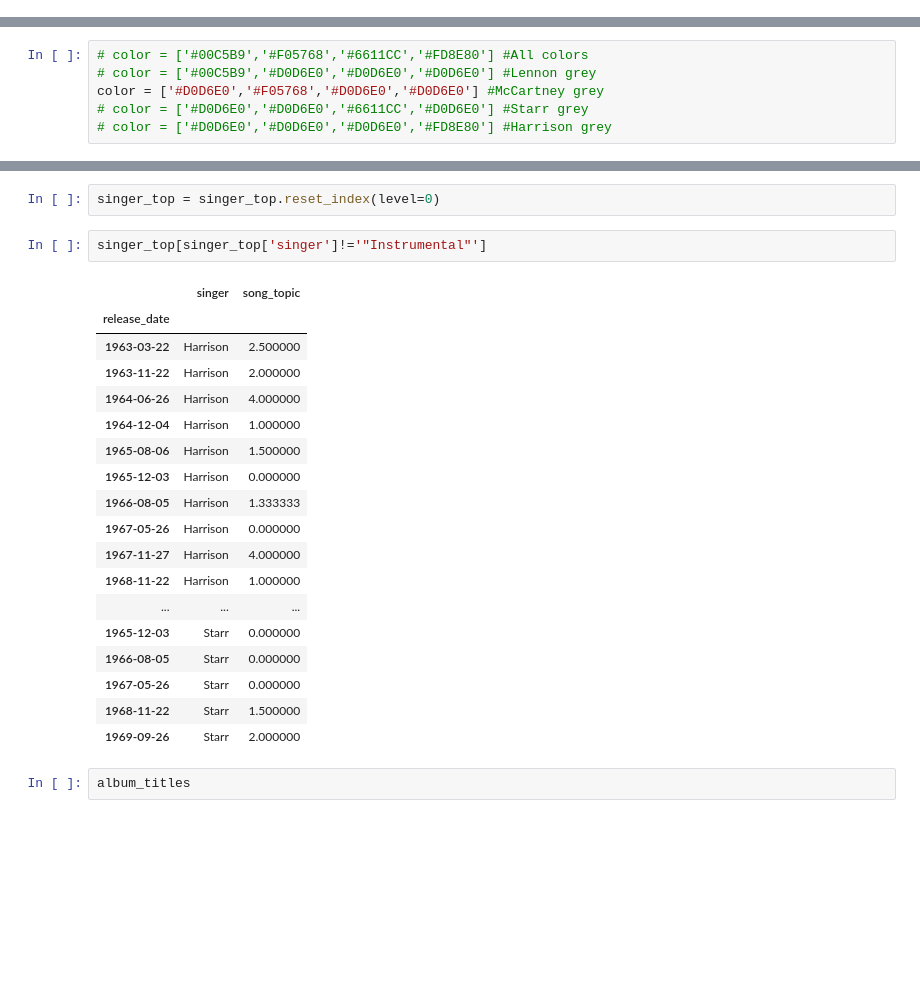
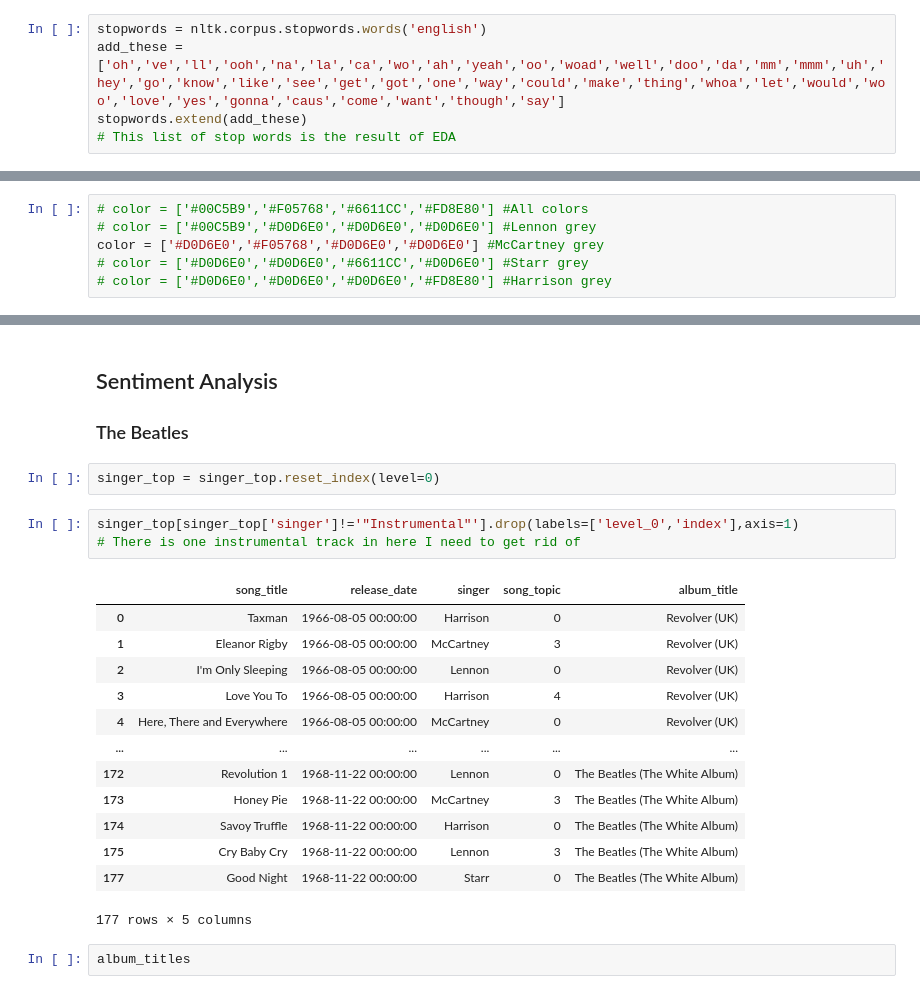
Before and after one commit to josephpcowell/cowell_proj_5, a Jupyter notebook: text_analysis.ipynb, the cells around one changed output, grey strips where cells are left out. Cells and saved outputs as stored; diff of their text form; blank space fills up the shorter version.

```diff
--- a/text_analysis.ipynb
+++ b/text_analysis.ipynb
@@ -201,3 +49,8 @@ corpus_list = beatles['lyrics'].tolist()
+# %%
+stopwords = nltk.corpus.stopwords.words('english')
+add_these = ['oh','ve','ll','ooh','na','la','ca','wo','ah','yeah','oo','woad','well','doo','da','mm','mmm','uh','hey','go','know','like','see','get','got','one','way','could','make','thing','whoa','let','would','woo','love','yes','gonna','caus','come','want','though','say']
+stopwords.extend(add_these)
+# This list of stop words is the result of EDA
 # %%
 nlp = NLPPipe(vectorizer=TfidfVectorizer(stop_words=stopwords, max_df=0.80, min_df=10),
               tokenizer=TweetTokenizer().tokenize,
@@ -421,28 +223,27 @@ plt.savefig('starr_topic.png',transparent=True);
 # %% [output]
 [figure]
+# %% [markdown]
+## Sentiment Analysis
+### The Beatles
 # %%
 singer_top = singer_top.reset_index(level=0)
-# %%
-singer_top[singer_top['singer']!='"Instrumental"']
-# %% [output]
-|  | singer | song_topic |
-| release_date |  |  |
-| 1963-03-22 | Harrison | 2.500000 |
-| 1963-11-22 | Harrison | 2.000000 |
-| 1964-06-26 | Harrison | 4.000000 |
-| 1964-12-04 | Harrison | 1.000000 |
-| 1965-08-06 | Harrison | 1.500000 |
-| 1965-12-03 | Harrison | 0.000000 |
-| 1966-08-05 | Harrison | 1.333333 |
-| 1967-05-26 | Harrison | 0.000000 |
-| 1967-11-27 | Harrison | 4.000000 |
-| 1968-11-22 | Harrison | 1.000000 |
-| ... | ... | ... |
-| 1965-12-03 | Starr | 0.000000 |
-| 1966-08-05 | Starr | 0.000000 |
-| 1967-05-26 | Starr | 0.000000 |
-| 1968-11-22 | Starr | 1.500000 |
-| 1969-09-26 | Starr | 2.000000 |
+# %%
+singer_top[singer_top['singer']!='"Instrumental"'].drop(labels=['level_0','index'],axis=1)
+# There is one instrumental track in here I need to get rid of
+# %% [output]
+|  | song_title | release_date | singer | song_topic | album_title |
+| 0 | Taxman | 1966-08-05 00:00:00 | Harrison | 0 | Revolver (UK) |
+| 1 | Eleanor Rigby | 1966-08-05 00:00:00 | McCartney | 3 | Revolver (UK) |
+| 2 | I'm Only Sleeping | 1966-08-05 00:00:00 | Lennon | 0 | Revolver (UK) |
+| 3 | Love You To | 1966-08-05 00:00:00 | Harrison | 4 | Revolver (UK) |
+| 4 | Here, There and Everywhere | 1966-08-05 00:00:00 | McCartney | 0 | Revolver (UK) |
+| ... | ... | ... | ... | ... | ... |
+| 172 | Revolution 1 | 1968-11-22 00:00:00 | Lennon | 0 | The Beatles (The White Album) |
+| 173 | Honey Pie | 1968-11-22 00:00:00 | McCartney | 3 | The Beatles (The White Album) |
+| 174 | Savoy Truffle | 1968-11-22 00:00:00 | Harrison | 0 | The Beatles (The White Album) |
+| 175 | Cry Baby Cry | 1968-11-22 00:00:00 | Lennon | 3 | The Beatles (The White Album) |
+| 177 | Good Night | 1968-11-22 00:00:00 | Starr | 0 | The Beatles (The White Album) |
+177 rows × 5 columns
 # %%
 album_titles
 # %% [output]
```
Also changed, not shown: parts of 68 cells of this notebook.
